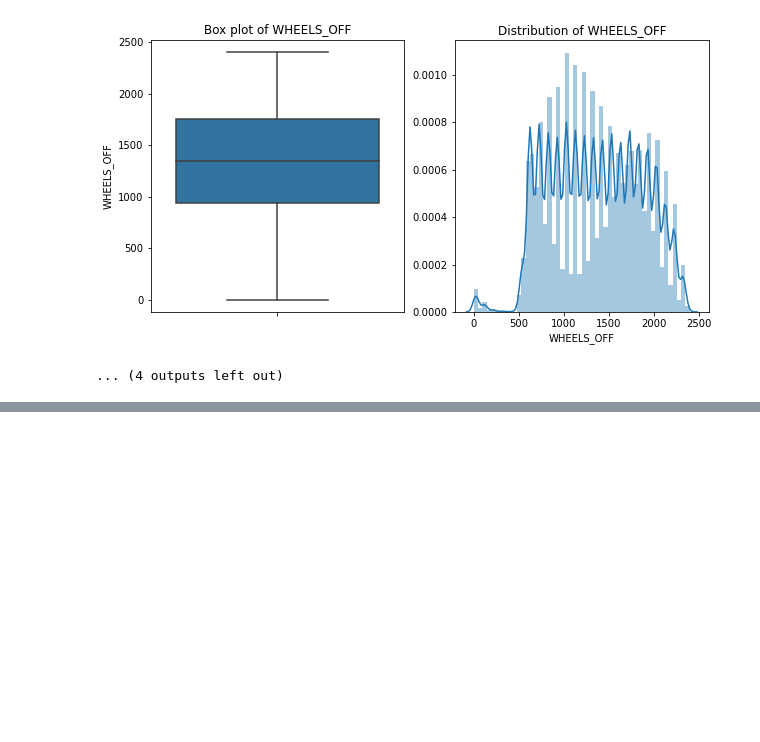
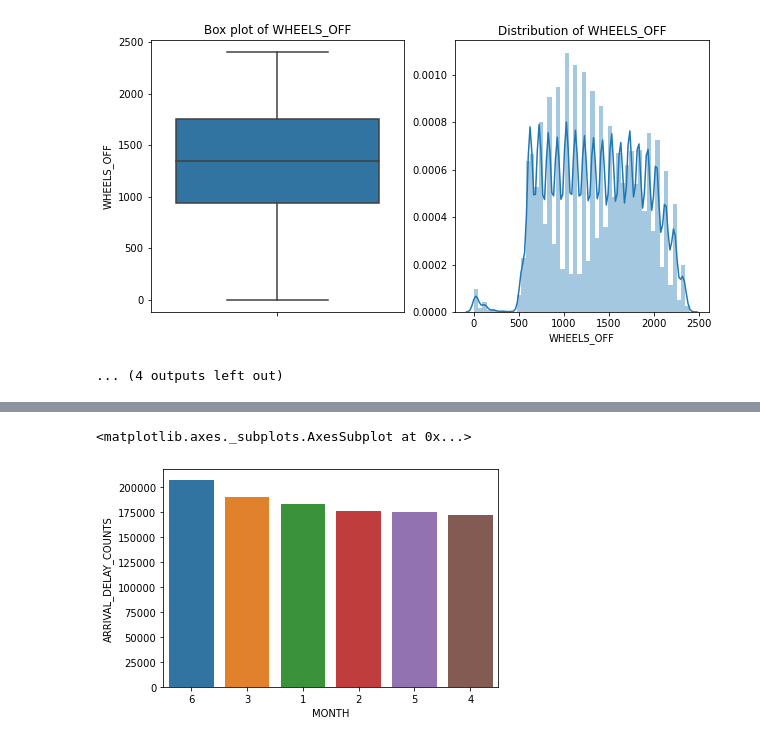
Before and after one commit to suvkp/Flights-Delay-Prediction, a Jupyter notebook: Codes/01_EDA.ipynb, the cells around one changed output, grey strips where cells are left out. Cells and saved outputs as stored; diff of their text form; code cells hidden in the pictures; blank space fills up the shorter version.

```diff
--- a/Codes/01_EDA.ipynb
+++ b/Codes/01_EDA.ipynb
@@ -196,0 +202,15 @@ Number of Airlines: 14
+# %%
+# Which month of the year has highest arrival delay?
+
+mnth = train[['MONTH', 'ARRIVAL_DELAY']]
+mnth = mnth[mnth['ARRIVAL_DELAY']>0]
+mnth = mnth.groupby(['MONTH'])['ARRIVAL_DELAY'].size().reset_index(name='ARRIVAL_DELAY_COUNTS')
+
+sns.barplot(
+    x=mnth.MONTH,
+    y=mnth.ARRIVAL_DELAY_COUNTS,
+    order=mnth.sort_values('ARRIVAL_DELAY_COUNTS',ascending = False).MONTH,
+    ci=None)
+# %% [output]
+<matplotlib.axes._subplots.AxesSubplot at 0x...>
+[figure, added]
```
Also changed, not shown: parts of 13 cells of this notebook.
